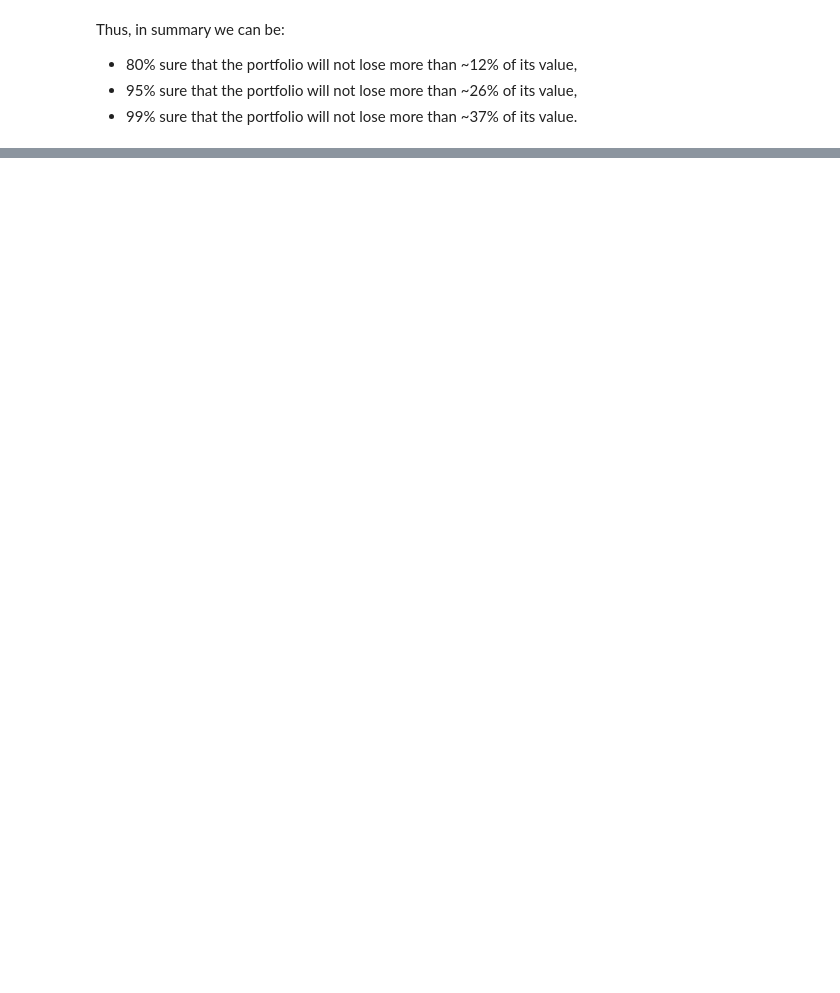
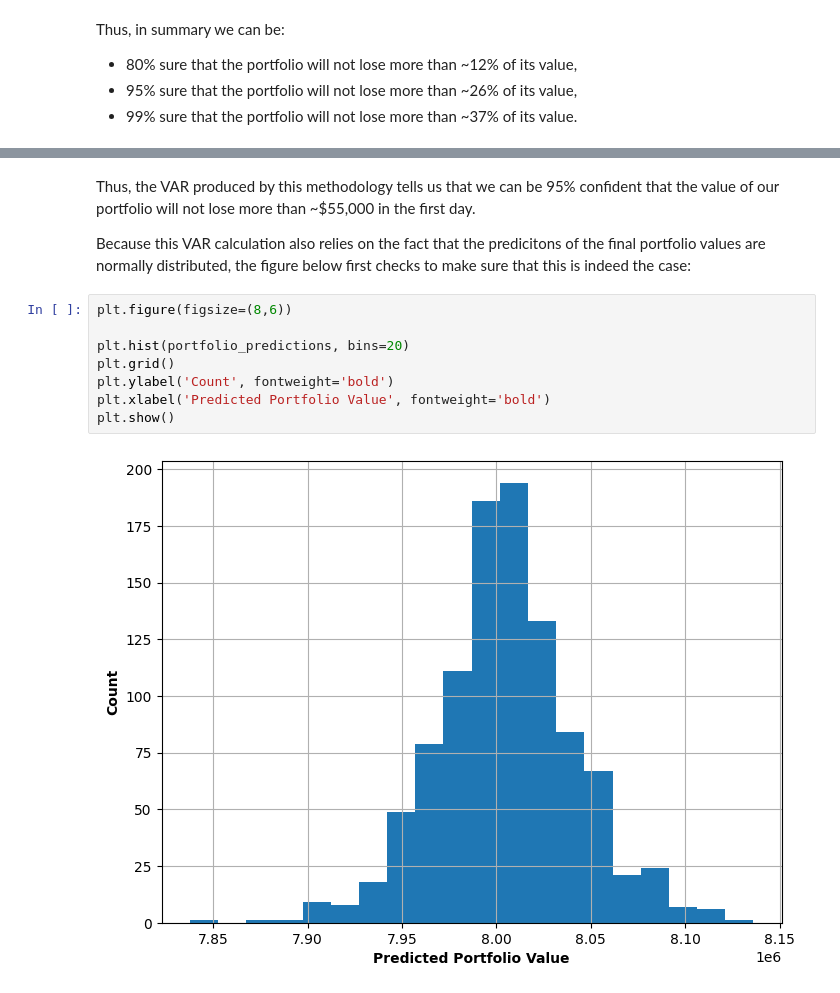
Before and after one commit to williamzjasmine/CUNY_SPS_DS, a Jupyter notebook: DATA_618/Major_Assignments/VAR/Investment_Portfolio_VAR_Assessment.ipynb, the cells around one changed output, grey strips where cells are left out. Drawn from its saved outputs; the diff is of its cells as text; blank space fills up the shorter version.

```diff
--- a/DATA_618/Major_Assignments/VAR/Investment_Portfolio_VAR_Assessment.ipynb
+++ b/DATA_618/Major_Assignments/VAR/Investment_Portfolio_VAR_Assessment.ipynb
@@ -345,0 +406,14 @@ Thus, in summary we can be:
+# %% [markdown]
+Thus, the VAR produced by this methodology tells us that we can be 95% confident that the value of our portfolio will not lose more than ~$55,000 in the first day.
+
+Because this VAR calculation also relies on the fact that the predicitons of the final portfolio values are normally distributed, the figure below first checks to make sure that this is indeed the case:
+# %%
+plt.figure(figsize=(8,6))
+
+plt.hist(portfolio_predictions, bins=20)
+plt.grid()
+plt.ylabel('Count', fontweight='bold')
+plt.xlabel('Predicted Portfolio Value', fontweight='bold')
+plt.show()
+# %% [output]
+[figure, added]
```
Also changed, not shown: parts of 25 cells of this notebook.
